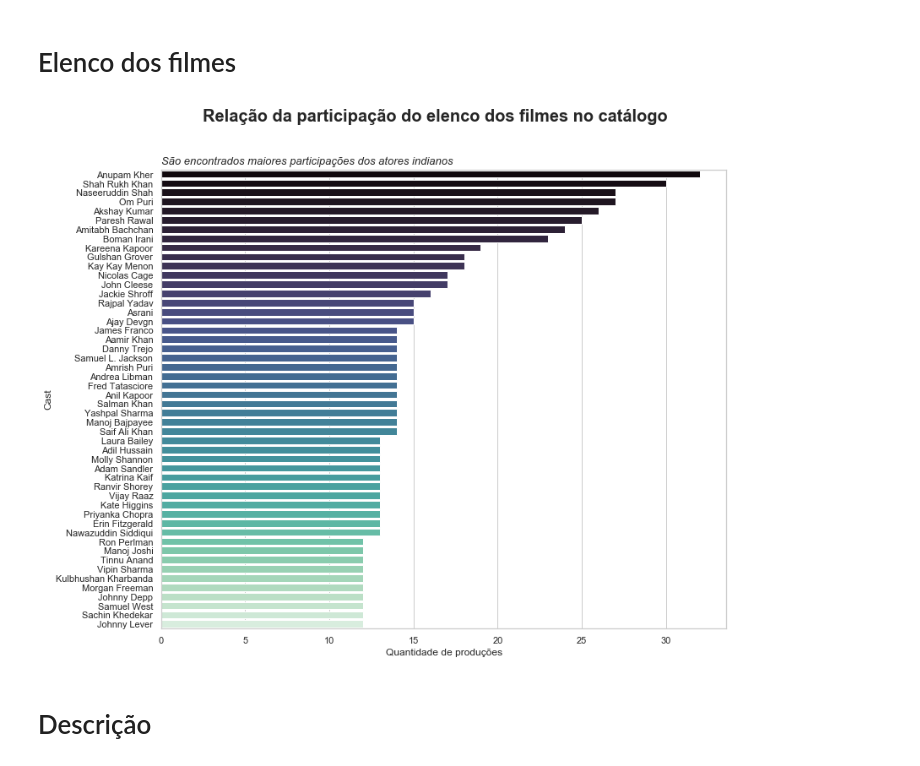
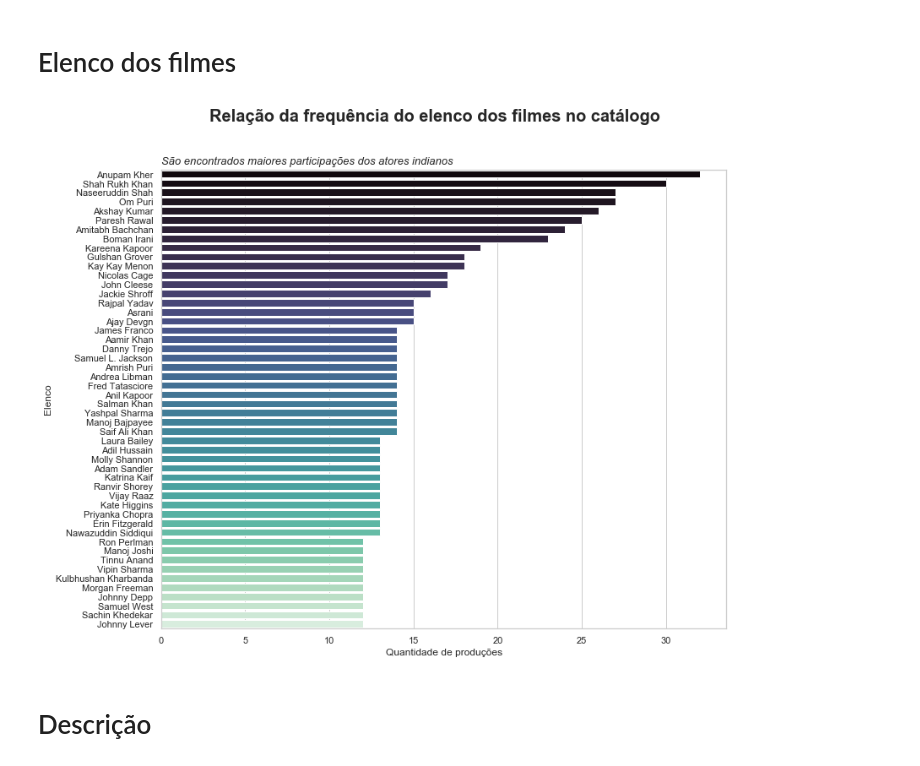
Before and after one commit to Alves-Eduarda/Netflix_dataset, a Jupyter notebook: Netflix.ipynb, the cells around one changed output. Drawn from its saved outputs; the diff is of its cells as text; code cells hidden in the pictures.

```diff
--- a/Netflix.ipynb
+++ b/Netflix.ipynb
@@ -378,20 +378,20 @@ plt.show()
 # %%
 lista_cast = filmes.loc[filmes['cast'].notnull()]
 cast_filmes = ", ".join(lista_cast['cast']).split(", ")
 
 cast1_list = Counter(cast_filmes).most_common(50)
 
 cast_1 = [k[0] for c,k in enumerate(cast1_list)]
 values_1 = [k[1] for c,k in enumerate(cast1_list)]
 
 sns.barplot(x=values_1,y=cast_1,palette='mako')
 plt.xlabel('Quantidade de produções')
-plt.ylabel('Cast')
-plt.suptitle("Relação da participação do elenco dos filmes no catálogo",fontsize=20,weight = 'bold')
+plt.ylabel('Elenco')
+plt.suptitle("Relação da frequência do elenco dos filmes no catálogo",fontsize=20,weight = 'bold')
 plt.title('São encontrados maiores participações dos atores indianos',loc='left',fontstyle='oblique',fontsize=13)
 plt.show()
 # %% [output]
-[figure, old version]
+[figure, new version]
 # %% [markdown]
 # Descrição
 # %%
```
Also changed, not shown: parts of 4 cells of this notebook.
